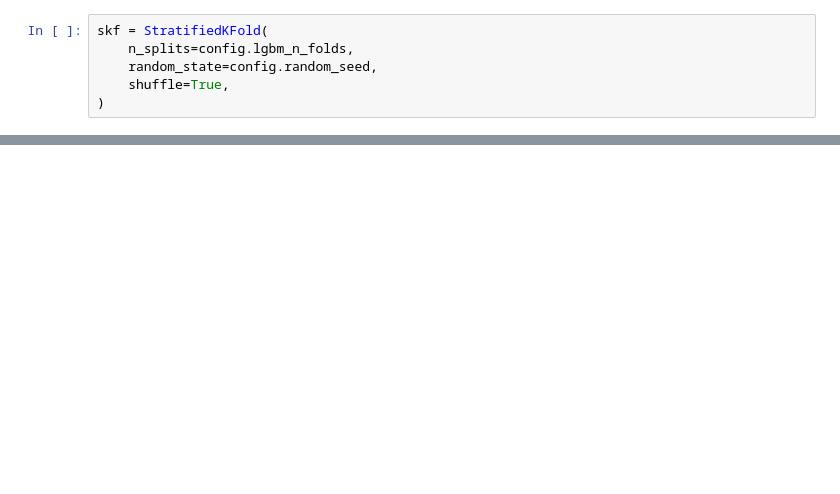
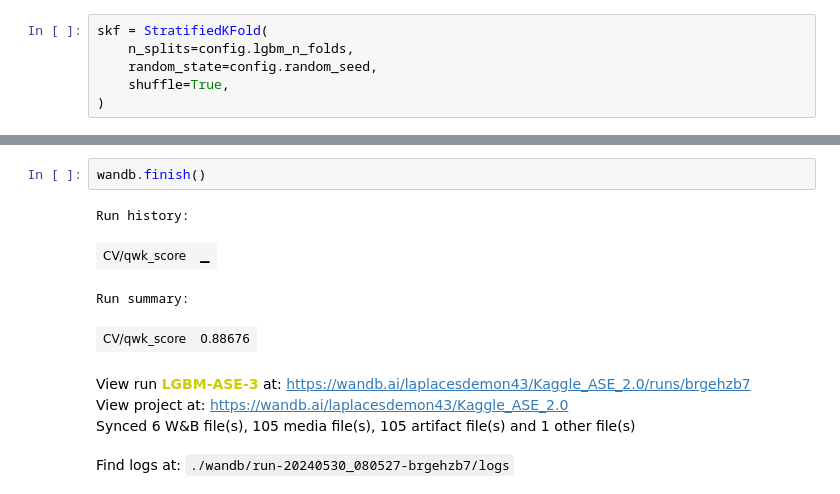
Before and after one commit to Shakleen/Kaggle-Automated-Essay-Scoring, a Jupyter notebook: notebooks/lgbm/training.ipynb, the cells around one changed output, grey strips where cells are left out. Drawn from its saved outputs; the diff is of its cells as text; blank space fills up the shorter version.

Commit message:
LGBM feature analysis

```diff
--- a/notebooks/lgbm/training.ipynb
+++ b/notebooks/lgbm/training.ipynb
@@ -258,0 +195,11 @@ F1 Score: 0.6089651             QWK Score: 0.7876912
+# %%
+wandb.finish()
+# %% [output]
+Run history:
+| CV/qwk_score | ▁ |
+Run summary:
+| CV/qwk_score | 0.88676 |
+View run LGBM-ASE-3 at: https://wandb.ai/laplacesdemon43/Kaggle_ASE_2.0/runs/brgehzb7
+View project at: https://wandb.ai/laplacesdemon43/Kaggle_ASE_2.0
+Synced 6 W&B file(s), 105 media file(s), 105 artifact file(s) and 1 other file(s)
+Find logs at: ./wandb/run-20240530_080527-brgehzb7/logs
```
Also changed, not shown: parts of 22 cells of this notebook, 9 other files.
